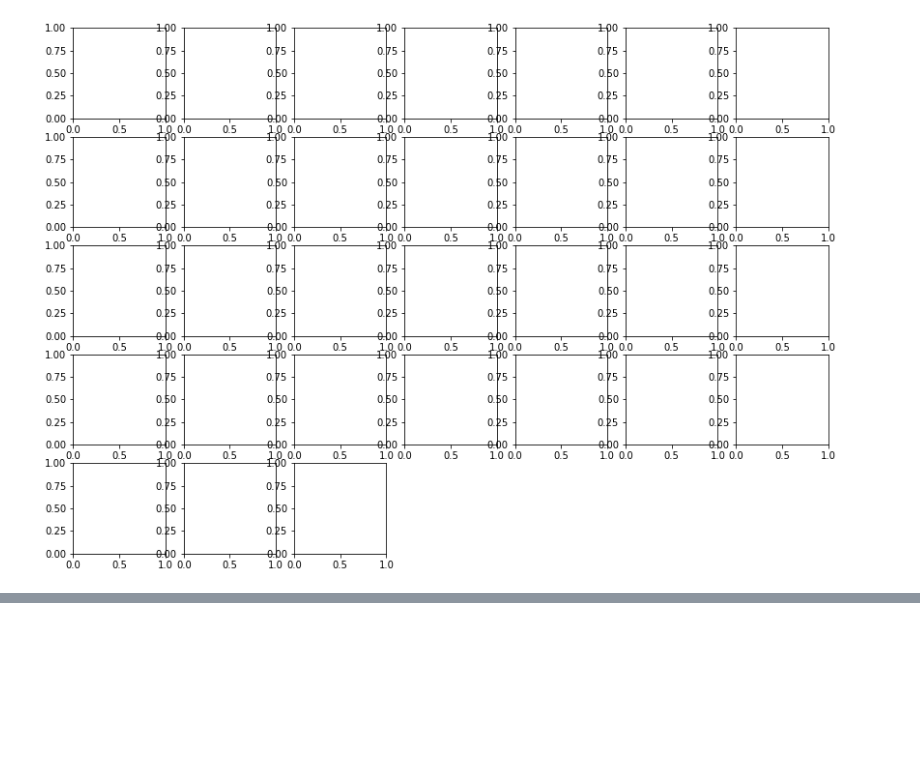
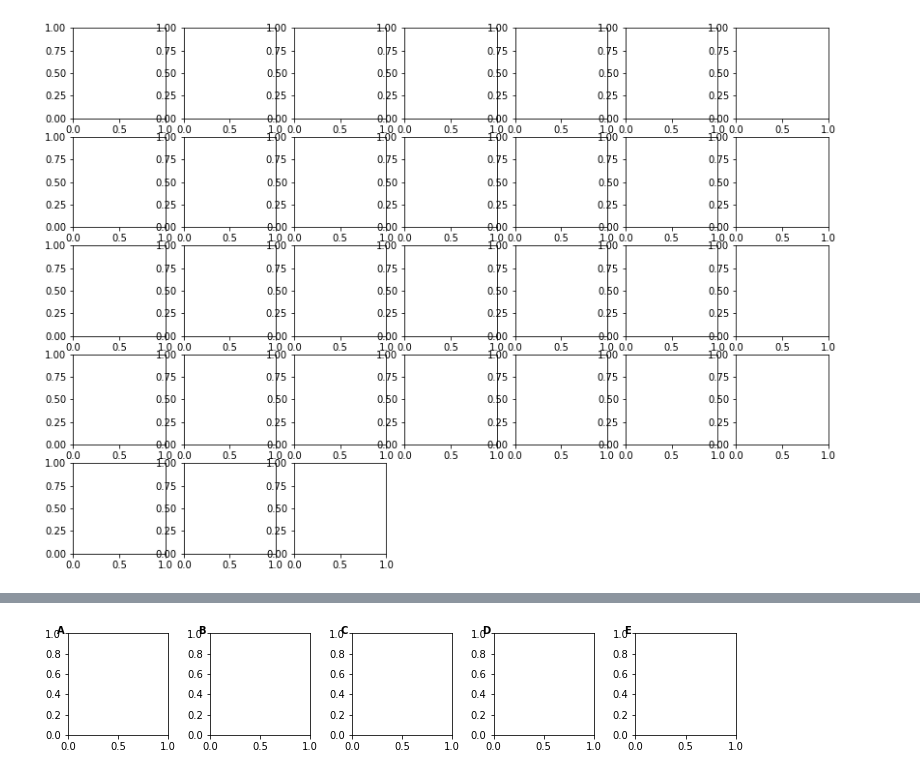
Before and after one commit to gregparkes/turbopanda, a Jupyter notebook: examples/gridplot.ipynb, the cells around one changed output, grey strips where cells are left out. Saved outputs shown, nothing was run; the diff lists cells and outputs as text; code cells hidden in the pictures; blank space fills up the shorter version.

```diff
--- a/examples/gridplot.ipynb
+++ b/examples/gridplot.ipynb
@@ -196,0 +207,4 @@ fig, axes = turb.plot.gridplot(31, arrange='column')
+# %%
+fig, axes = turb.plot.gridplot(5, arrange='column', annotate_labels=True, annotate_offset=.016)
+# %% [output]
+[figure, added]
```
Also changed, not shown: parts of 4 cells of this notebook, 34 other files.
